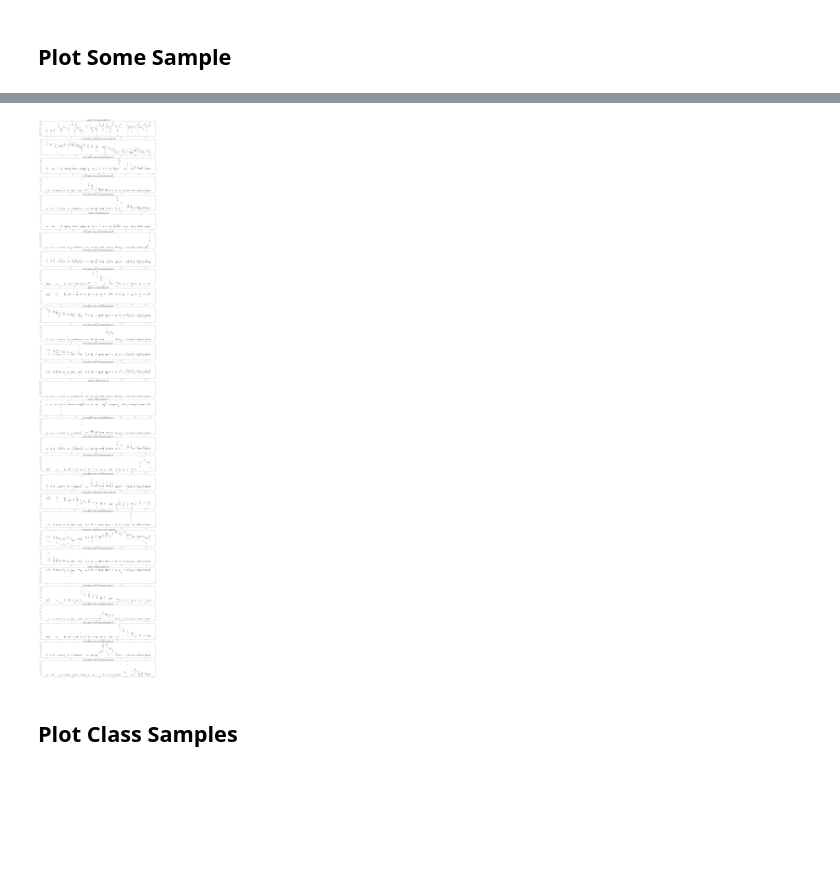
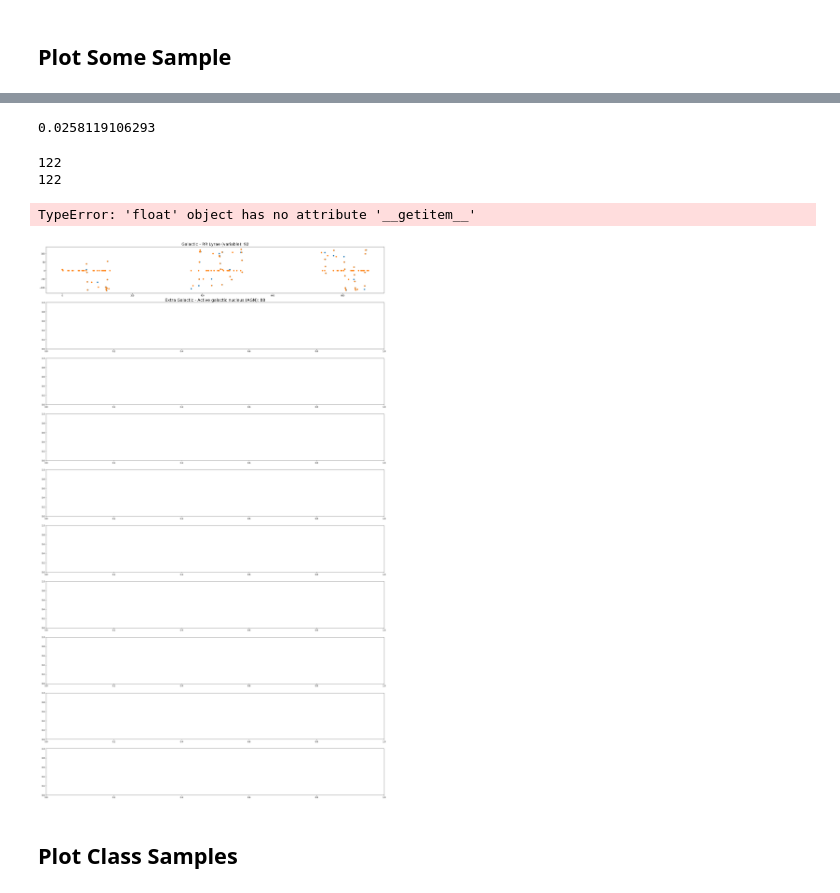
Before and after one commit to u1620541/assignment2, a Jupyter notebook: Investigation.ipynb, the cells around one changed output, grey strips where cells are left out. Cells and saved outputs as stored; diff of their text form; code cells hidden in the pictures; blank space fills up the shorter version.

```diff
--- a/Investigation.ipynb
+++ b/Investigation.ipynb
@@ -260,22 +296,64 @@ axes.set_title("freq. per class");
+# %%
+training_set = metadata.copy()
+
+curves_index = 0
+time_in_loc = 0
+
+start_time = time.time()
+
+curves_subdf = pd.DataFrame(columns=["u_band", "g_band", "r_band", "i_band", "z_band", "y_band"], index=xrange(len(training_set)))
+
+for i, current_id in enumerate(metadata["object_id"]):
+    start_index = curves_index
+    while light_curves.at[curves_index,"object_id"] == current_id:
+        curves_index += 1
+        if curves_index == len(light_curves): break
+
+    sub_curves = light_curves.loc[start_index:curves_index-1, :].drop("object_id", axis=1)
+    # set t=0 to first observation
+    sub_curves["mjd"] -= sub_curves.at[start_index,"mjd"]
+    curves_subdf.at[i,"u_band"] = sub_curves[sub_curves.passband == 0].drop("passband", axis=1)
+    #curves_subdf.at[i,"g_band"] = sub_curves[sub_curves.passband == 1].drop("passband", axis=1).values
+    #curves_subdf.at[i,"r_band"] = sub_curves[sub_curves.passband == 2].drop("passband", axis=1).values
+    #curves_subdf.at[i,"i_band"] = sub_curves[sub_curves.passband == 3].drop("passband", axis=1).values
+    #curves_subdf.at[i,"z_band"] = sub_curves[sub_curves.passband == 4].drop("passband", axis=1).values
+    #curves_subdf.at[i,"y_band"] = sub_curves[sub_curves.passband == 5].drop("passband", axis=1).values
+    break
+training_set = pd.concat([
+    training_set,
+    curves_subdf
+], sort=False, axis=1)
+
+print time.time() - start_time
+# %% [output]
+0.0258119106293
+# %%
+print len(times)
+print len(curves_seq_dict[615][0])
+# %% [output]
+122
+122
 # %%
-num_cases = 30
+num_cases = 10
 start_case = 0
 
 f, axes = pyplot.subplots(num_cases, 1)
 f.set_size_inches(30,5*num_cases)
 
 for i in range(num_cases):
     index = start_case + i
     axes[i].set_title(num_to_desc(target.values[index]), fontsize=20)
     axes[i].set_facecolor((1.0,1.0,1.0,0.1))
     axes[i].scatter(training_set.at[index,"u_band"]["mjd"], training_set.at[index,"u_band"]["flux"])
-    axes[i].scatter(training_set.at[index,"g_band"]["mjd"], training_set.at[index,"g_band"]["flux"])
-    axes[i].scatter(training_set.at[index,"r_band"]["mjd"], training_set.at[index,"r_band"]["flux"])
-    axes[i].scatter(training_set.at[index,"i_band"]["mjd"], training_set.at[index,"i_band"]["flux"])
-    axes[i].scatter(training_set.at[index,"z_band"]["mjd"], training_set.at[index,"z_band"]["flux"])
-    axes[i].scatter(training_set.at[index,"y_band"]["mjd"], training_set.at[index,"y_band"]["flux"])
+    axes[i].scatter(times, curves_seq_dict[615][0])
+    #axes[i].scatter(training_set.at[index,"g_band"]["mjd"], training_set.at[index,"g_band"]["flux"])
+    #axes[i].scatter(training_set.at[index,"r_band"]["mjd"], training_set.at[index,"r_band"]["flux"])
+    #axes[i].scatter(training_set.at[index,"i_band"]["mjd"], training_set.at[index,"i_band"]["flux"])
+    #axes[i].scatter(training_set.at[index,"z_band"]["mjd"], training_set.at[index,"z_band"]["flux"])
+    #axes[i].scatter(training_set.at[index,"y_band"]["mjd"], training_set.at[index,"y_band"]["flux"])
 # %% [output]
+TypeError: 'float' object has no attribute '__getitem__'
-[figure, old version]
+[figure, new version]
 # %% [markdown]
 ## Plot Class Samples
 # %%
```
Also changed, not shown: parts of 2 cells of this notebook, 4 other files.
